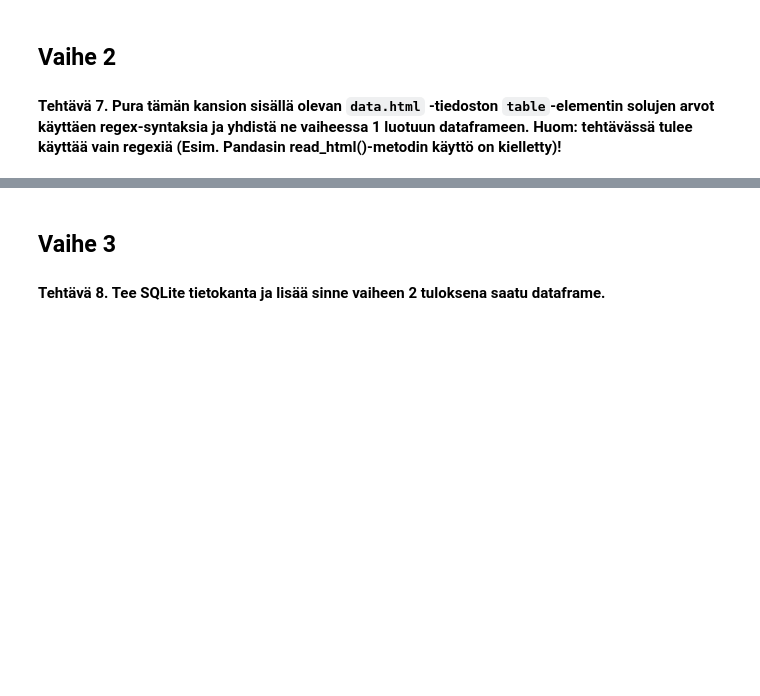
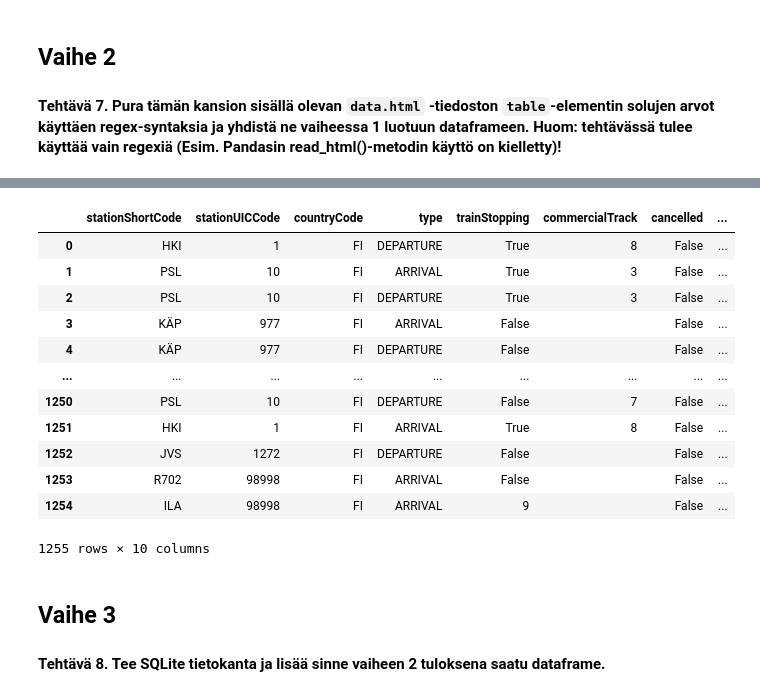
Before and after one commit to sannikattilakoski/datan-esikasittely, a Jupyter notebook: harjoitustyo/harjoitustyo.ipynb, the cells around one changed output, grey strips where cells are left out. Cells and saved outputs as stored; diff of their text form; code cells hidden in the pictures; blank space fills up the shorter version.

```diff
--- a/harjoitustyo/harjoitustyo.ipynb
+++ b/harjoitustyo/harjoitustyo.ipynb
@@ -221,3 +164,56 @@ tds
+# %%
+url = 'file:///C:/Users/sanni/Aida/ttc8030-harjoitukset/harjoitustyo/data.html'
+html = urllib.request.urlopen(url).read()
+html = html.decode()
+
+pattern = r'<th>(.*)</th>' #th:t
+pattern2 = r'<td>\s+(.*?)\s+</td>' #kaikki td:t
+ths = re.findall(pattern, html)
+tds = re.findall(pattern2, html)
+# ths
+# tds
+
+actualtime = tds[::10]
+cancelled = tds[1::10]
+commercialtrack =tds[2::10]
+countrycode = tds[3::10]
+scheduledtime = tds[4::10]
+shortcode = tds[5::10]
+uiccode = tds[6::10]
+trainstopping = tds[7::10]
+ttype = tds[8::10]
+trainnumber = tds[9::10]
+
+generated_dataframe = pd.DataFrame({ths[5]:shortcode,
+                                    ths[6]:uiccode,
+                                   ths[3]:countrycode,
+                                    ths[8]:ttype,
+                                   ths[7]:trainstopping,
+                                   ths[2]:commercialtrack,
+                                   ths[1]:cancelled,
+                                   ths[4]:scheduledtime,
+                                   ths[0]:actualtime,
+                                   ths[9]:trainnumber})
+
+# generated_dataframe
+
+combined_df = pd.concat([train_l, generated_dataframe])
+combined_df.reset_index(inplace=True,drop=True)
+combined_df
+# %% [output]
+|  | stationShortCode | stationUICCode | countryCode | type | trainStopping | commercialTrack | cancelled | ... |
+| 0 | HKI | 1 | FI | DEPARTURE | True | 8 | False | ... |
+| 1 | PSL | 10 | FI | ARRIVAL | True | 3 | False | ... |
+| 2 | PSL | 10 | FI | DEPARTURE | True | 3 | False | ... |
+| 3 | KÄP | 977 | FI | ARRIVAL | False |  | False | ... |
+| 4 | KÄP | 977 | FI | DEPARTURE | False |  | False | ... |
+| ... | ... | ... | ... | ... | ... | ... | ... | ... |
+| 1250 | PSL | 10 | FI | DEPARTURE | False | 7 | False | ... |
+| 1251 | HKI | 1 | FI | ARRIVAL | True | 8 | False | ... |
+| 1252 | JVS | 1272 | FI | DEPARTURE | False |  | False | ... |
+| 1253 | R702 | 98998 | FI | ARRIVAL | False |  | False | ... |
+| 1254 | ILA | 98998 | FI | ARRIVAL | 9 |  | False | ... |
+1255 rows × 10 columns
 # %% [markdown]
 ## Vaihe 3
 
```
Also changed, not shown: parts of 8 cells of this notebook, 1 other file.
